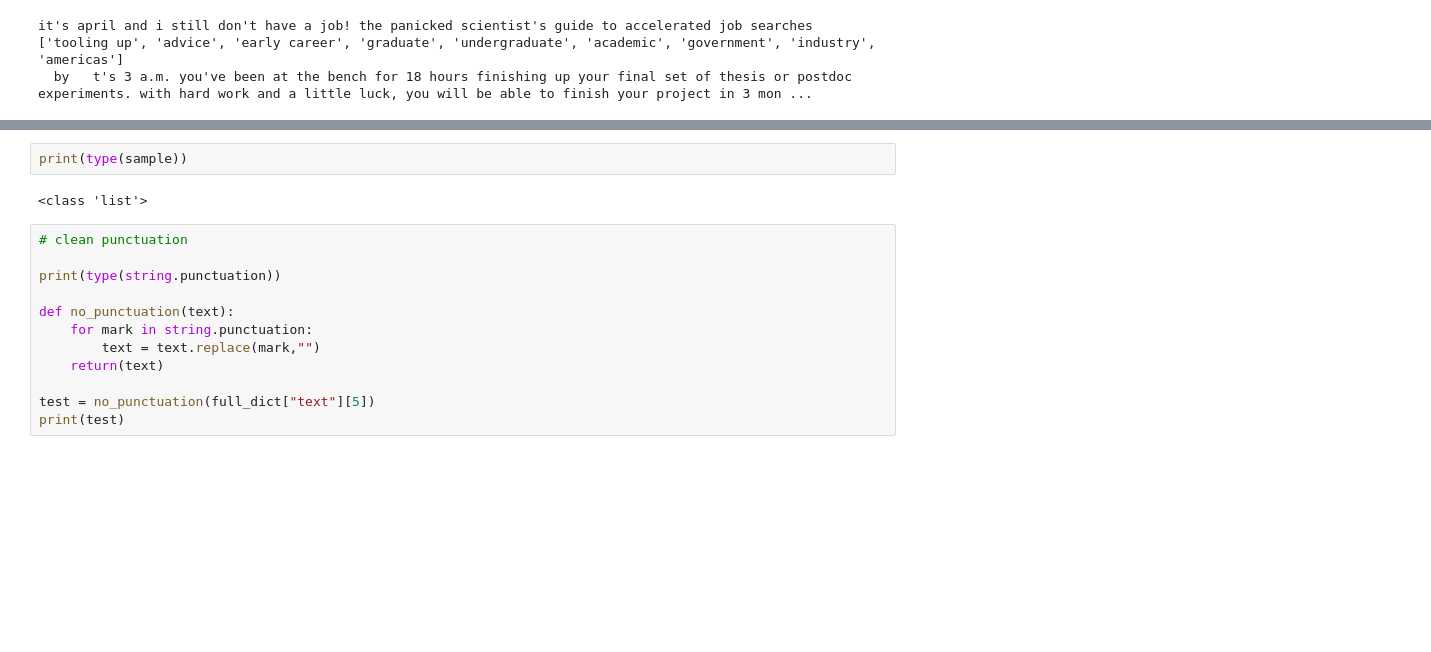
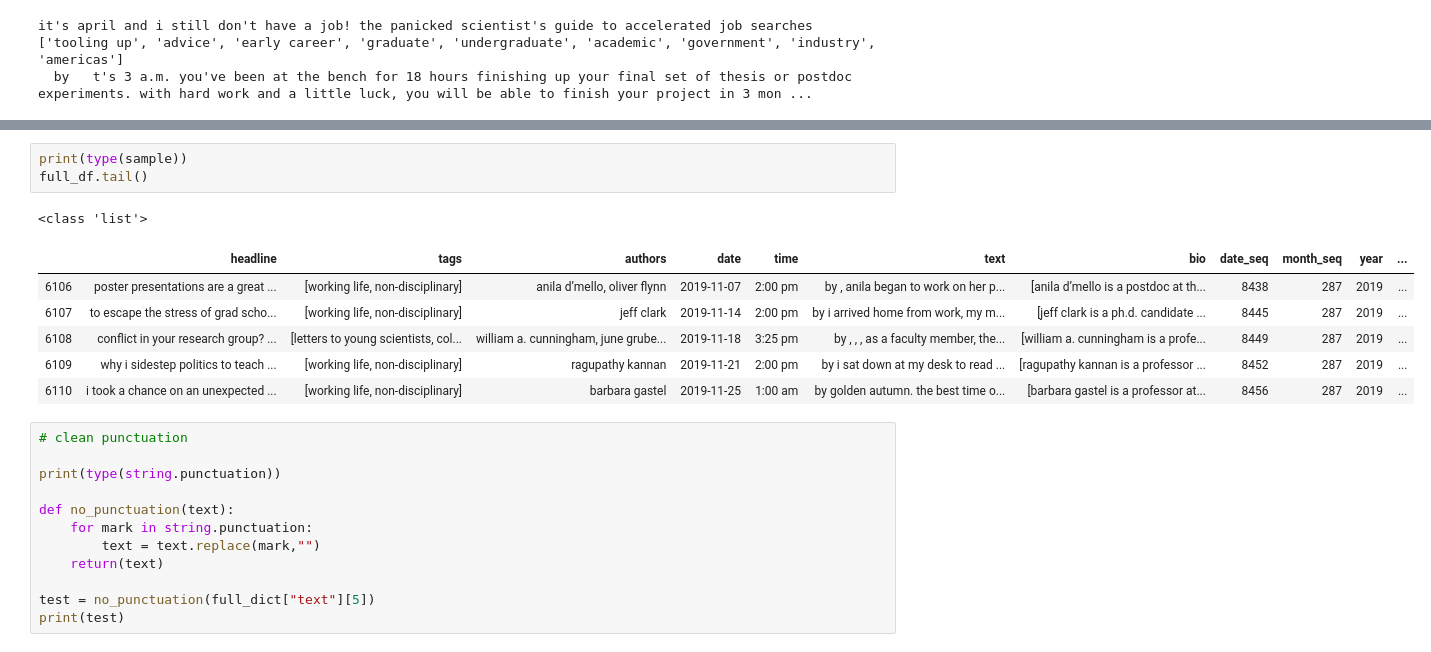
Before and after one commit to crboothb/sciencemag-careers-analysis, a Jupyter notebook: scripts/classifier.ipynb, the cells around one changed output, grey strips where cells are left out. Drawn from its saved outputs; the diff is of its cells as text; blank space fills up the shorter version.

```diff
--- a/scripts/classifier.ipynb
+++ b/scripts/classifier.ipynb
@@ -78,8 +78,15 @@ print(len(set(sample)))
 50
 # %%
 print(type(sample))
+full_df.tail()
 # %% [output]
 <class 'list'>
+|  | headline | tags | authors | date | time | text | bio | date_seq | month_seq | year | ... |
+| 6106 | poster presentations are a great ... | [working life, non-disciplinary] | anila d’mello, oliver flynn | 2019-11-07 | 2:00 pm | by , anila began to work on her p... | [anila d’mello is a postdoc at th... | 8438 | 287 | 2019 | ... |
+| 6107 | to escape the stress of grad scho... | [working life, non-disciplinary] | jeff clark | 2019-11-14 | 2:00 pm | by i arrived home from work, my m... | [jeff clark is a ph.d. candidate ... | 8445 | 287 | 2019 | ... |
+| 6108 | conflict in your research group? ... | [letters to young scientists, col... | william a. cunningham, june grube... | 2019-11-18 | 3:25 pm | by , , , as a faculty member, the... | [william a. cunningham is a profe... | 8449 | 287 | 2019 | ... |
+| 6109 | why i sidestep politics to teach ... | [working life, non-disciplinary] | ragupathy kannan | 2019-11-21 | 2:00 pm | by i sat down at my desk to read ... | [ragupathy kannan is a professor ... | 8452 | 287 | 2019 | ... |
+| 6110 | i took a chance on an unexpected ... | [working life, non-disciplinary] | barbara gastel | 2019-11-25 | 1:00 am | by golden autumn. the best time o... | [barbara gastel is a professor at... | 8456 | 287 | 2019 | ... |
 # %%
 # clean punctuation
 
```
Also changed, not shown: parts of 7 cells of this notebook, 8 other files.
